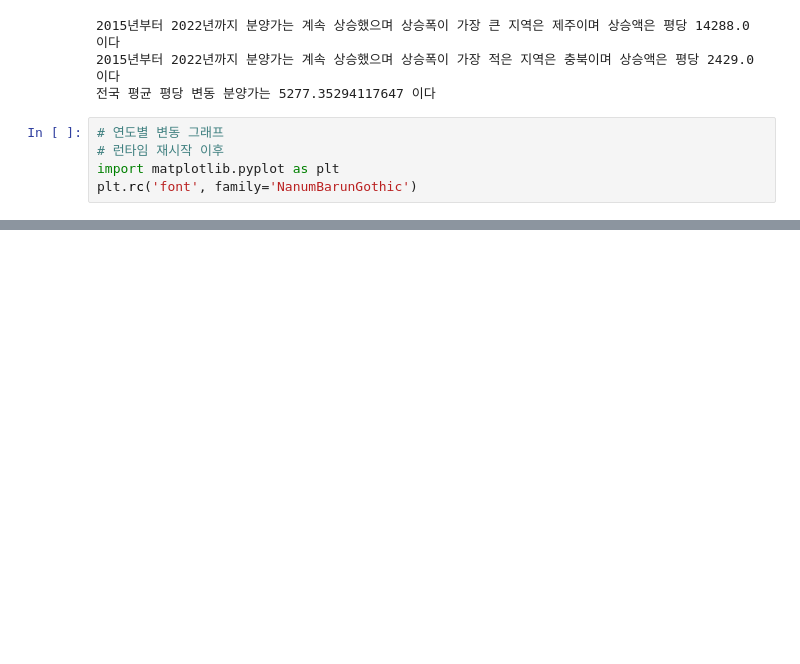
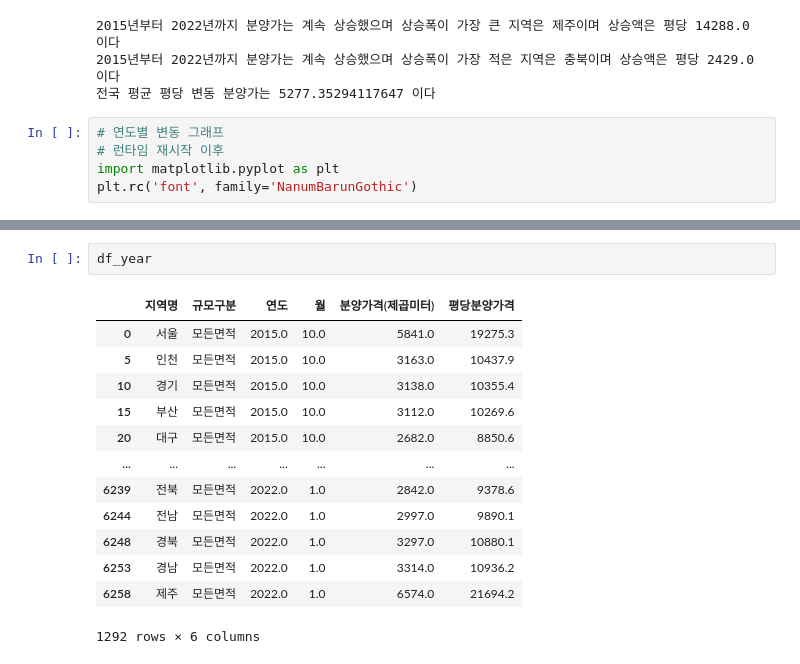
Before and after one commit to leekyuyoung20230313/pythone, a Jupyter notebook: 전처리/아파트분양가분석.ipynb, the cells around one changed output, grey strips where cells are left out. Cells and saved outputs as stored; diff of their text form; blank space fills up the shorter version.

```diff
--- a/전처리/아파트분양가분석.ipynb
+++ b/전처리/아파트분양가분석.ipynb
@@ -169,0 +156,16 @@ plt.rc('font', family='NanumBarunGothic')
+# %%
+df_year
+# %% [output]
+|  | 지역명 | 규모구분 | 연도 | 월 | 분양가격(제곱미터) | 평당분양가격 |
+| 0 | 서울 | 모든면적 | 2015.0 | 10.0 | 5841.0 | 19275.3 |
+| 5 | 인천 | 모든면적 | 2015.0 | 10.0 | 3163.0 | 10437.9 |
+| 10 | 경기 | 모든면적 | 2015.0 | 10.0 | 3138.0 | 10355.4 |
+| 15 | 부산 | 모든면적 | 2015.0 | 10.0 | 3112.0 | 10269.6 |
+| 20 | 대구 | 모든면적 | 2015.0 | 10.0 | 2682.0 | 8850.6 |
+| ... | ... | ... | ... | ... | ... | ... |
+| 6239 | 전북 | 모든면적 | 2022.0 | 1.0 | 2842.0 | 9378.6 |
+| 6244 | 전남 | 모든면적 | 2022.0 | 1.0 | 2997.0 | 9890.1 |
+| 6248 | 경북 | 모든면적 | 2022.0 | 1.0 | 3297.0 | 10880.1 |
+| 6253 | 경남 | 모든면적 | 2022.0 | 1.0 | 3314.0 | 10936.2 |
+| 6258 | 제주 | 모든면적 | 2022.0 | 1.0 | 6574.0 | 21694.2 |
+1292 rows × 6 columns
```
Also changed, not shown: parts of 6 cells of this notebook.
